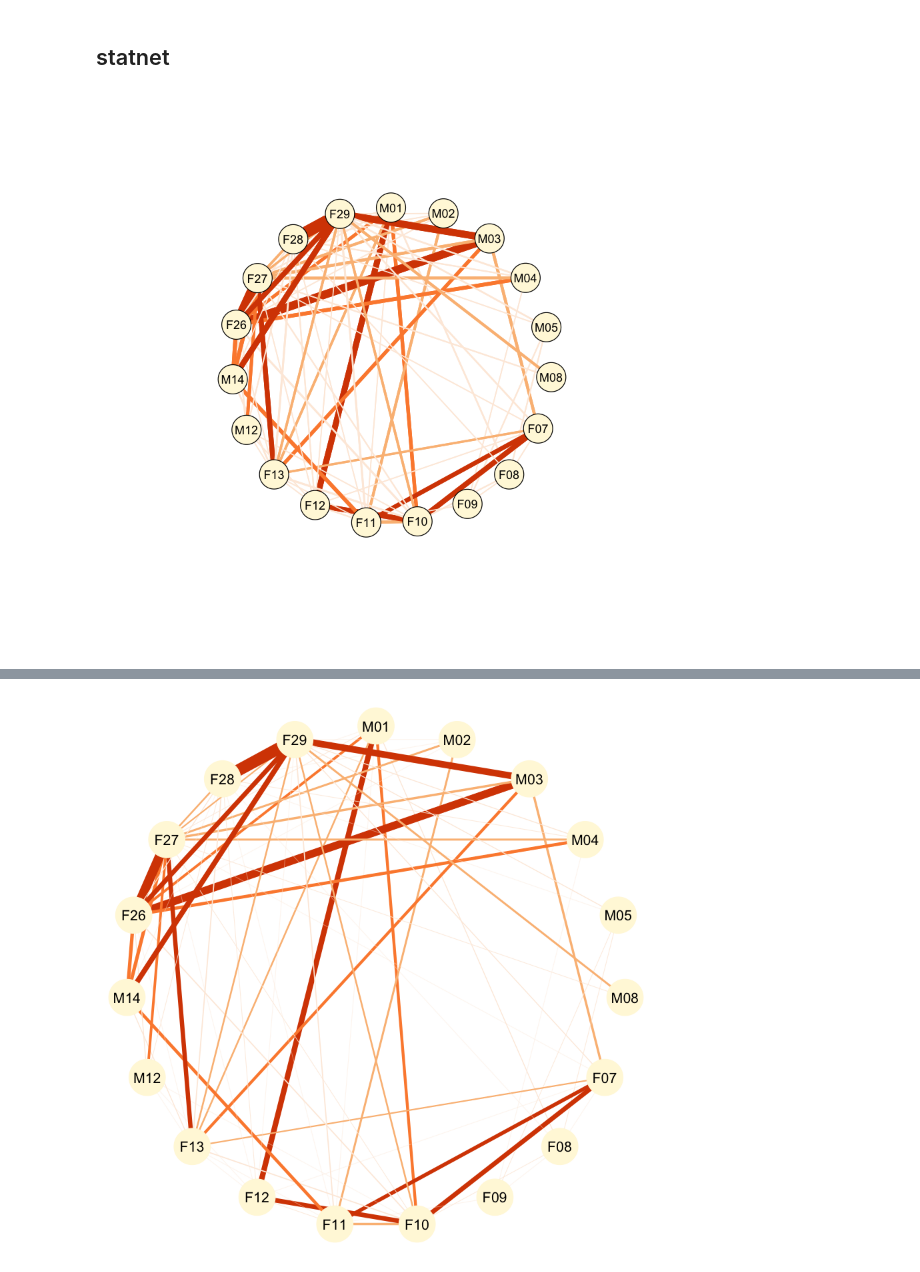
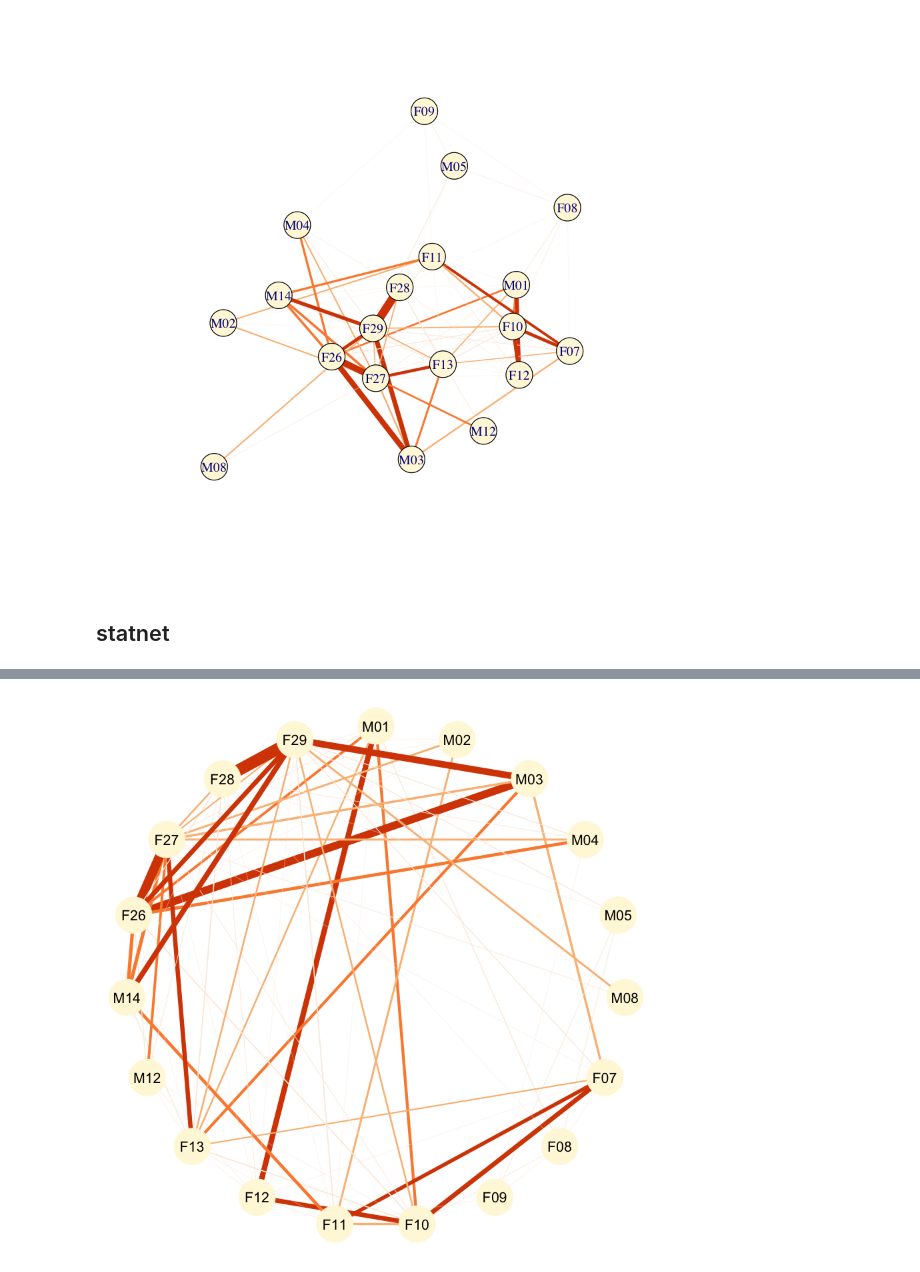
Before and after one commit to ryanraaum/bioanth-plots, a Jupyter notebook: Social Network in R.ipynb, the cells around one changed output, grey strips where cells are left out. Cells and saved outputs as stored; diff of their text form; code cells hidden in the pictures.

```diff
--- a/Social Network in R.ipynb
+++ b/Social Network in R.ipynb
@@ -49,20 +85,18 @@ plot(g, layout=layout_in_circle,
+# %%
+# I tried different seeds until I got a layout that I liked
+set.seed(8)
+
+# use a weighted Fruchterman–Reingold layout
+# since larger weights push nodes farther apart,
+# invert the grooming strength values so lesser relationships
+# have larger weights
+plot(g, layout=layout_with_fr(g, weight=1/E(g)$weight),
+        # everything else is the same as above
+        edge.width=10*E(g)$weight,
+        edge.curved=F,
+        edge.color=ecolors,
+        vertex.color='cornsilk')
+# %% [output]
+[figure, added]
 # %% [markdown]
 ## statnet
-# %%
-library(network)
-library(sna)
-
-net = network(dmatrix, matrix.type="adjacency", directed=F, ignore.eval=FALSE,names.eval="value")
-
-gplot(net, gmode="graph",
-           mode="circle",
-           vertex.cex=2,
-           vertex.col='cornsilk',
-           label=net %v% 'vertex.names',
-           label.pos=5,
-           label.cex=0.9,
-           edge.lwd=net%e%'value' * 15,
-           edge.col=ecolors,
-           usecurve=F)
-# %% [output]
-[figure, removed]
```
Also changed, not shown: parts of 17 cells of this notebook, 1 other file.
